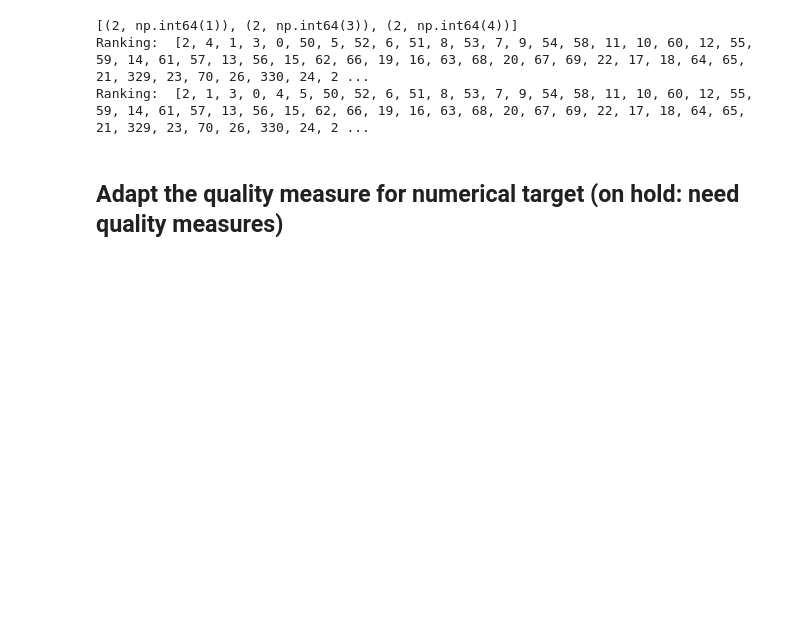
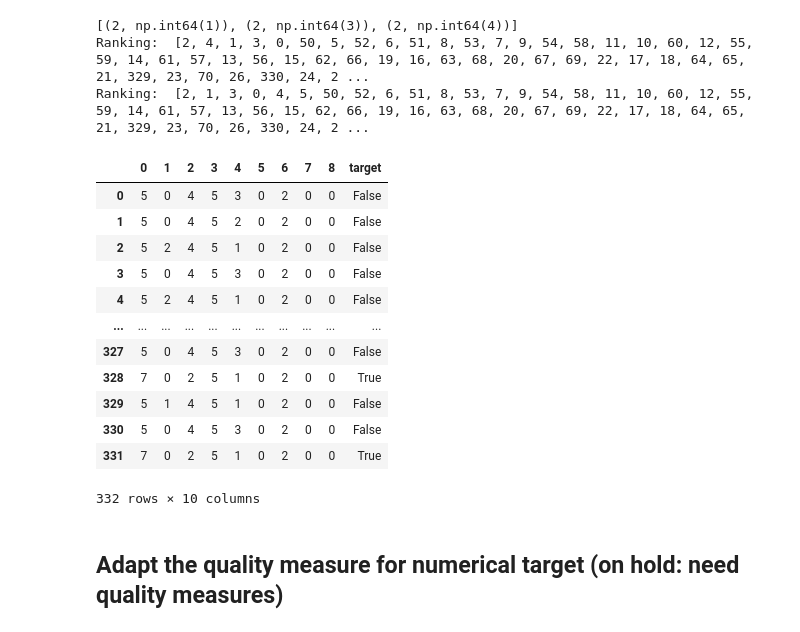
Before and after one commit to jfushada/local-emm-chess, a Jupyter notebook: LSD-ATNG codebase analysis/Codebase analysis.ipynb, the cells around one changed output. Saved outputs shown, nothing was run; the diff lists cells and outputs as text; code cells hidden in the pictures; blank space fills up the shorter version.

```diff
--- a/LSD-ATNG codebase analysis/Codebase analysis.ipynb
+++ b/LSD-ATNG codebase analysis/Codebase analysis.ipynb
@@ -121,6 +121,22 @@ print("Ranking: ", node_ranking)
 [(2, np.int64(1)), (2, np.int64(3)), (2, np.int64(4))]
 Ranking:  [2, 4, 1, 3, 0, 50, 5, 52, 6, 51, 8, 53, 7, 9, 54, 58, 11, 10, 60, 12, 55, 59, 14, 61, 57, 13, 56, 15, 62, 66, 19, 16, 63, 68, 20, 67, 69, 22, 17, 18, 64, 65, 21, 329, 23, 70, 26, 330, 24, 2 ...
 Ranking:  [2, 1, 3, 0, 4, 5, 50, 52, 6, 51, 8, 53, 7, 9, 54, 58, 11, 10, 60, 12, 55, 59, 14, 61, 57, 13, 56, 15, 62, 66, 19, 16, 63, 68, 20, 67, 69, 22, 17, 18, 64, 65, 21, 329, 23, 70, 26, 330, 24, 2 ...
+# %%
+lu
+# %% [output]
+|  | 0 | 1 | 2 | 3 | 4 | 5 | 6 | 7 | 8 | target |
+| 0 | 5 | 0 | 4 | 5 | 3 | 0 | 2 | 0 | 0 | False |
+| 1 | 5 | 0 | 4 | 5 | 2 | 0 | 2 | 0 | 0 | False |
+| 2 | 5 | 2 | 4 | 5 | 1 | 0 | 2 | 0 | 0 | False |
+| 3 | 5 | 0 | 4 | 5 | 3 | 0 | 2 | 0 | 0 | False |
+| 4 | 5 | 2 | 4 | 5 | 1 | 0 | 2 | 0 | 0 | False |
+| ... | ... | ... | ... | ... | ... | ... | ... | ... | ... | ... |
+| 327 | 5 | 0 | 4 | 5 | 3 | 0 | 2 | 0 | 0 | False |
+| 328 | 7 | 0 | 2 | 5 | 1 | 0 | 2 | 0 | 0 | True |
+| 329 | 5 | 1 | 4 | 5 | 1 | 0 | 2 | 0 | 0 | False |
+| 330 | 5 | 0 | 4 | 5 | 3 | 0 | 2 | 0 | 0 | False |
+| 331 | 7 | 0 | 2 | 5 | 1 | 0 | 2 | 0 | 0 | True |
+332 rows × 10 columns
 # %% [markdown]
 ## Adapt the quality measure for numerical target (on hold: need quality measures)
 # %% [markdown]
```
Also changed, not shown: 3 other files.
